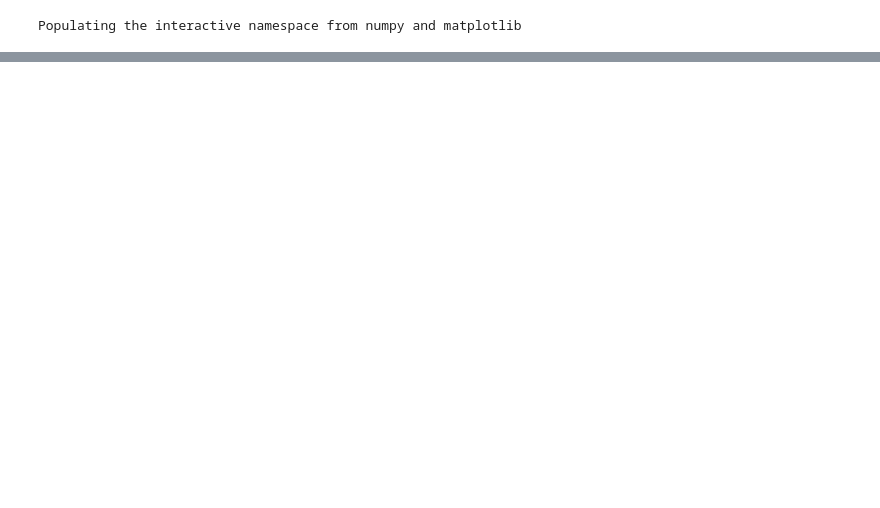
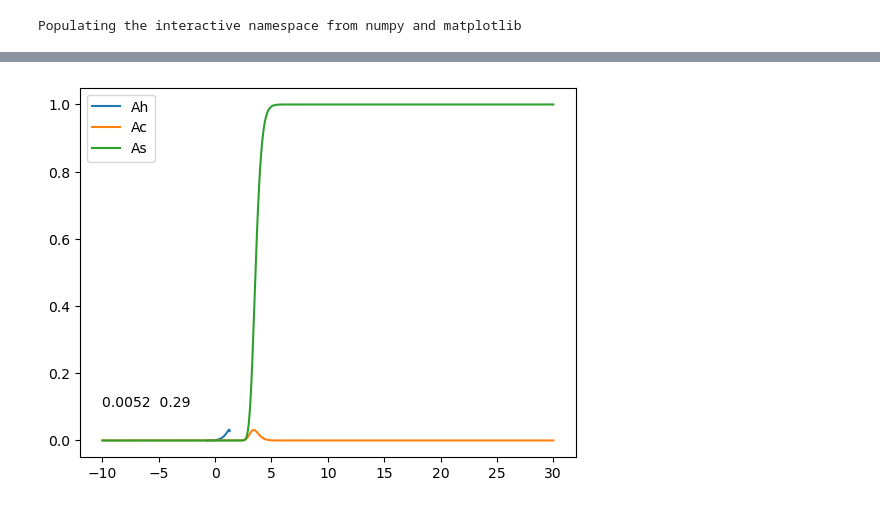
Before and after one commit to mar-rem/Optimizing-efficiency-and-motililty-of-a-polyvalent-molecular-motor, a Jupyter notebook: FiniteHubDistribution.ipynb, the cells around one changed output, grey strips where cells are left out. Saved outputs shown, nothing was run; the diff lists cells and outputs as text; code cells hidden in the pictures; blank space fills up the shorter version.

```diff
--- a/FiniteHubDistribution.ipynb
+++ b/FiniteHubDistribution.ipynb
@@ -68,7 +68,7 @@ for t in range(t_max):
     v_t.append(total_f)
     if t % 1000 == 0:
         display.clear_output(wait=True)
-        plot(xHub, AHub0-AHub, label = 'Ah')
+        plot(xHub, AHub0-AHub, label = 'Bh')
         plot(xs,Ac, label = 'Ac')
         plot(xs,As, label = 'As')
         #axvline(x=xp, color = "red")
@@ -175,0 +192,92 @@ for t in range(t_max):
+# %%
+#Euler method with curviture, torque and rolling
+
+# define domain and lattice
+dx = 0.1
+dt = 0.001
+tf = 400.0
+t_max = int(tf/dt)
+Lmax = 30.0
+Lmin = -10.0
+Nx = int((Lmax-Lmin)/dx) +1
+xs = linspace(Lmin, Lmax, Nx)
+
+
+
+a0 = 1.0
+nu = 0.9
+h0 = 2.0
+
+hubRad = 1.0
+phiCrit = pi * 0.5 # substrate can bind anything in [-phiCrit, phiCrit]
+NHub = int((2.0*phiCrit*hubRad)/dx)  # number of lattice sites that spike proteins can occupy
+phis = linspace(-phiCrit,phiCrit,NHub)
+
+def xHubCurv(xp):
+    return xp + hubRad * sin(phis)
+
+
+# initialize As and Ac for each run through
+As = zeros(Nx)
+As[xs > 0.0] = a0*1.0
+Ac = zeros(Nx)
+AHub0 = h0 * ones(NHub)
+AHub = AHub0
+xp = 0.0
+
+
+v_t = []
+for t in range(t_max):
+
+    leftBdry = xp - hubRad    # left and right boundary for spike protein distribution
+    rightBdry = xp + hubRad
+    xHub = xHubCurv(xp)
+
+    diffMat = abs(xHub[:,newaxis] - xs)
+    stretchMat = sqrt((xp + hubRad*sin(phis[:,newaxis]) - xs)**2 + hubRad**2*(1-cos(phis[:,newaxis]))**2 )
+    expMat = exp(-0.5*stretchMat**2)  # NHub by N matrix
+
+
+
+    PNum = expMat*AHub[:,newaxis]
+
+    Pxx = PNum/sum(PNum, axis = 0)  # probability that a given substrate protein binds with hub protein (columns normalized)
+
+    # find the center of mass for the hub protein distribution
+    centerNum = trapz(AHub0-AHub,x=xHub)
+    if centerNum < 1e-8:# was an issue when centerNum was zero
+        AHubCenter = xp
+    else:
+        AHubCenter = trapz((AHub0-AHub)*xHub,x=xHub)/centerNum
+
+    angleint = trapz(Pxx*(1-cos(phis[:,newaxis])),axis=0,x=phis)
+    total_f = trapz(angleint*(xs-xp)*Ac,x=xs)
+
+    binding = trapz(expMat*outer(AHub,As), x=xHub, axis = 0)
+    burnt = nu * Ac
+    Ac += (binding - burnt) * dt
+    As += - binding * dt
+    AHub =  AHub0 - sum(Ac*Pxx, axis = 1)
+    xp += total_f * dt
+    v_t.append(total_f)
+    if t % 1000 == 0:
+
+
+
+
+
+
+
+
+
+
+
+        #input("Press enter to continue")
+    if xp >= 10.0:
+        plot(xHub, AHub0-AHub, label = 'Ah')
+        plot(xs,Ac, label = 'Ac')
+        plot(xs,As, label = 'As')
+        legend()
+        break
+# %% [output]
+[figure, added]
```
Also changed, not shown: parts of 4 cells of this notebook, 7 other files.
